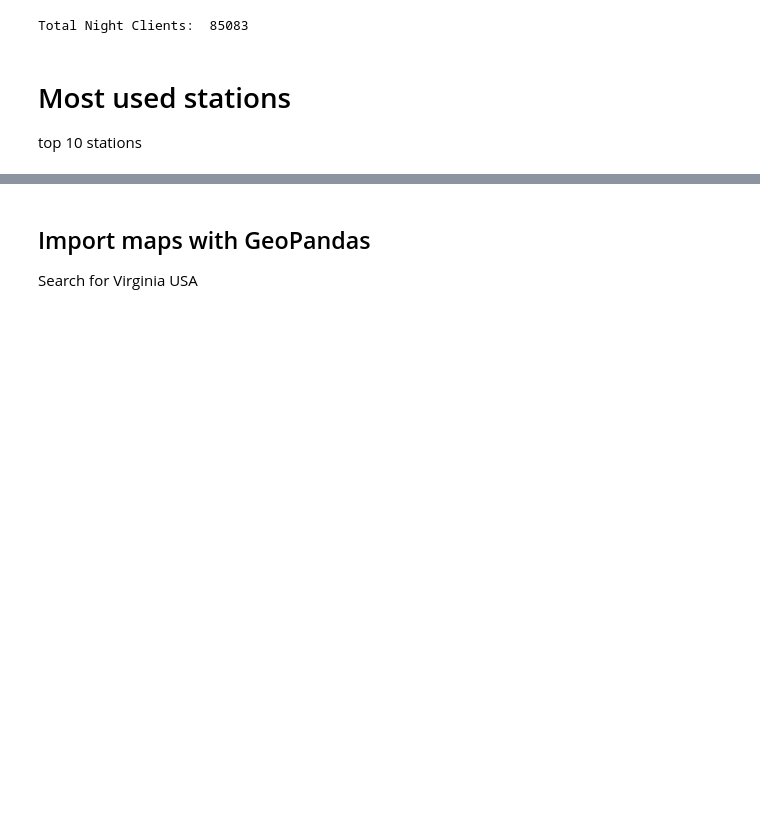
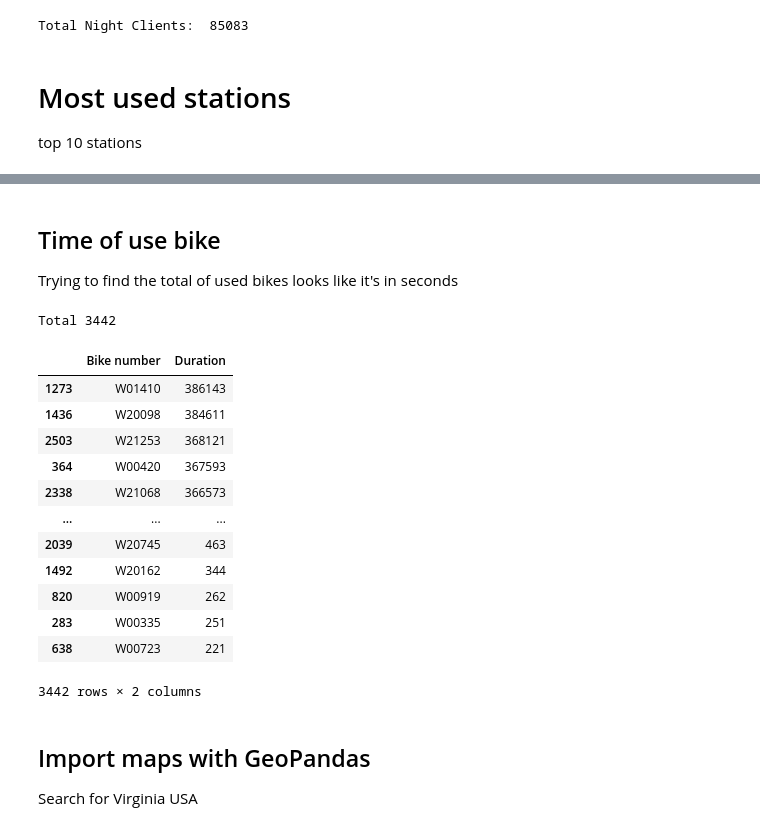
Before and after one commit to claupereirajr/datascience_study, a Jupyter notebook: aula10/Scripts - study bike sharing.ipynb, the cells around one changed output, grey strips where cells are left out. Cells and saved outputs as stored; diff of their text form; code cells hidden in the pictures; blank space fills up the shorter version.

Commit message:
explore the time of use

```diff
--- a/aula10/Scripts - study bike sharing.ipynb
+++ b/aula10/Scripts - study bike sharing.ipynb
@@ -182,3 +194,27 @@ dataframe_sort_stations[:10]
+# %% [markdown]
+## Time of use bike
+Trying to find the total of used bikes
+looks like it's in seconds
+# %%
+dataframe_time_used = dataframe_tripdata.groupby('Bike number')['Duration'].sum().reset_index()
+print('Total', len(dataframe_time_used))
+dataframe_time_used.sort_values(by=['Duration'],axis=0,ascending=False,inplace=True)
+dataframe_time_used
+# %% [output]
+Total 3442
+|  | Bike number | Duration |
+| 1273 | W01410 | 386143 |
+| 1436 | W20098 | 384611 |
+| 2503 | W21253 | 368121 |
+| 364 | W00420 | 367593 |
+| 2338 | W21068 | 366573 |
+| ... | ... | ... |
+| 2039 | W20745 | 463 |
+| 1492 | W20162 | 344 |
+| 820 | W00919 | 262 |
+| 283 | W00335 | 251 |
+| 638 | W00723 | 221 |
+3442 rows × 2 columns
 # %% [markdown]
 ## Import maps with GeoPandas
 Search for Virginia USA
```
Also changed, not shown: parts of 5 cells of this notebook.
